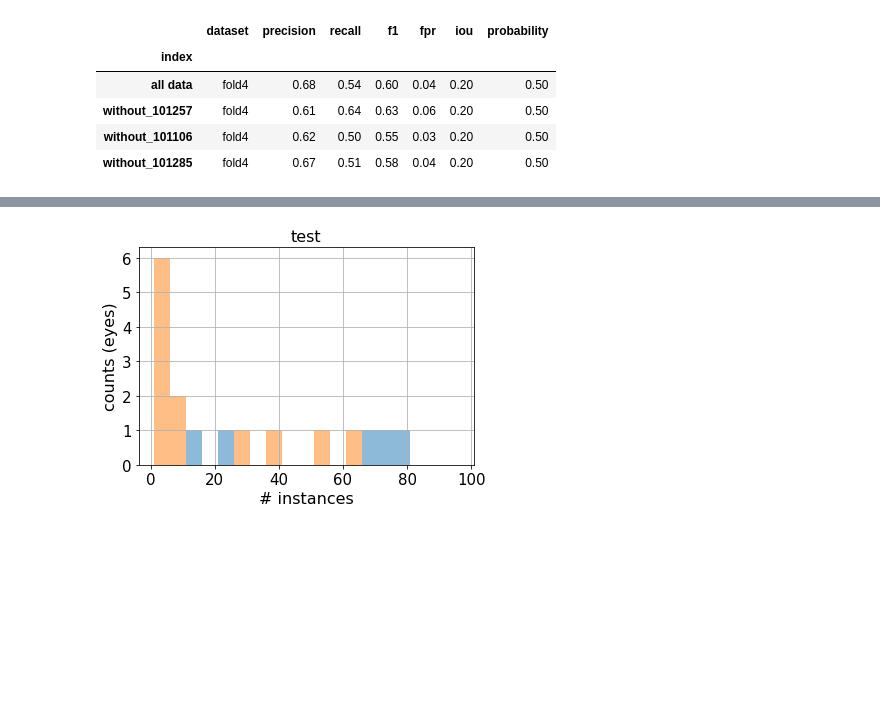
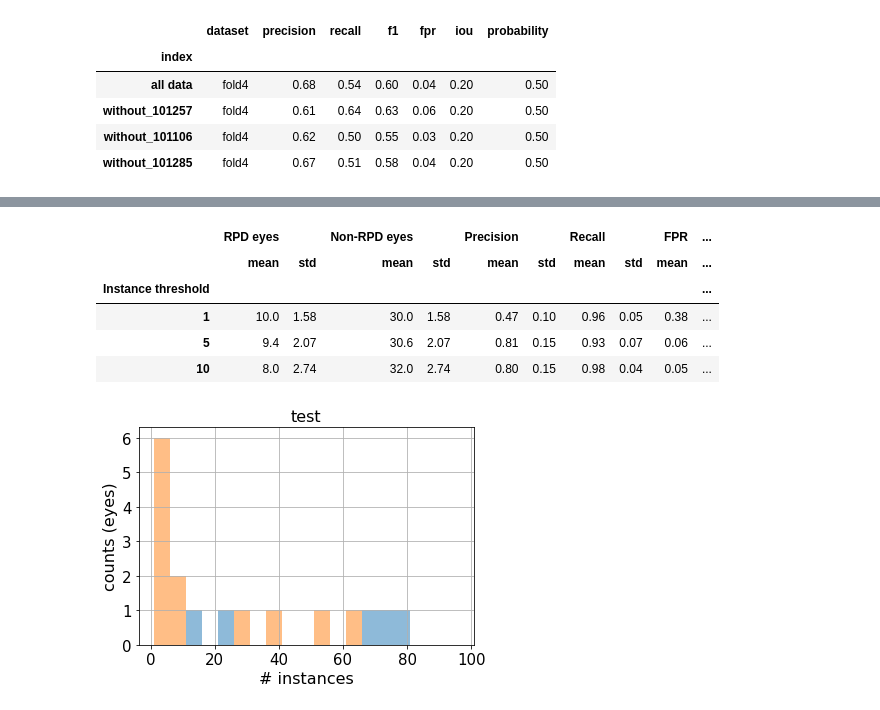
Before and after one commit to uw-biomedical-ml/detectron2-rpd-yb, a Jupyter notebook: runEvaluateClass.ipynb, the cells around one changed output, grey strips where cells are left out. Saved outputs shown, nothing was run; the diff lists cells and outputs as text; code cells hidden in the pictures; blank space fills up the shorter version.

```diff
--- a/runEvaluateClass.ipynb
+++ b/runEvaluateClass.ipynb
@@ -397,0 +377,13 @@ plt.tight_layout()
+# %%
+
+pd.set_option('precision',2)
+table = dffold_scores.groupby(['Instance threshold']).agg(['mean','std'])
+table.index = table.index +1
+table
+# %% [output]
+|  | RPD eyes |  | Non-RPD eyes |  | Precision |  | Recall |  | FPR | ... |
+|  | mean | std | mean | std | mean | std | mean | std | mean | ... |
+| Instance threshold |  |  |  |  |  |  |  |  |  | ... |
+| 1 | 10.0 | 1.58 | 30.0 | 1.58 | 0.47 | 0.10 | 0.96 | 0.05 | 0.38 | ... |
+| 5 | 9.4 | 2.07 | 30.6 | 2.07 | 0.81 | 0.15 | 0.93 | 0.07 | 0.06 | ... |
+| 10 | 8.0 | 2.74 | 32.0 | 2.74 | 0.80 | 0.15 | 0.98 | 0.04 | 0.05 | ... |
```
Also changed, not shown: parts of 4 cells of this notebook, 1 other file.
